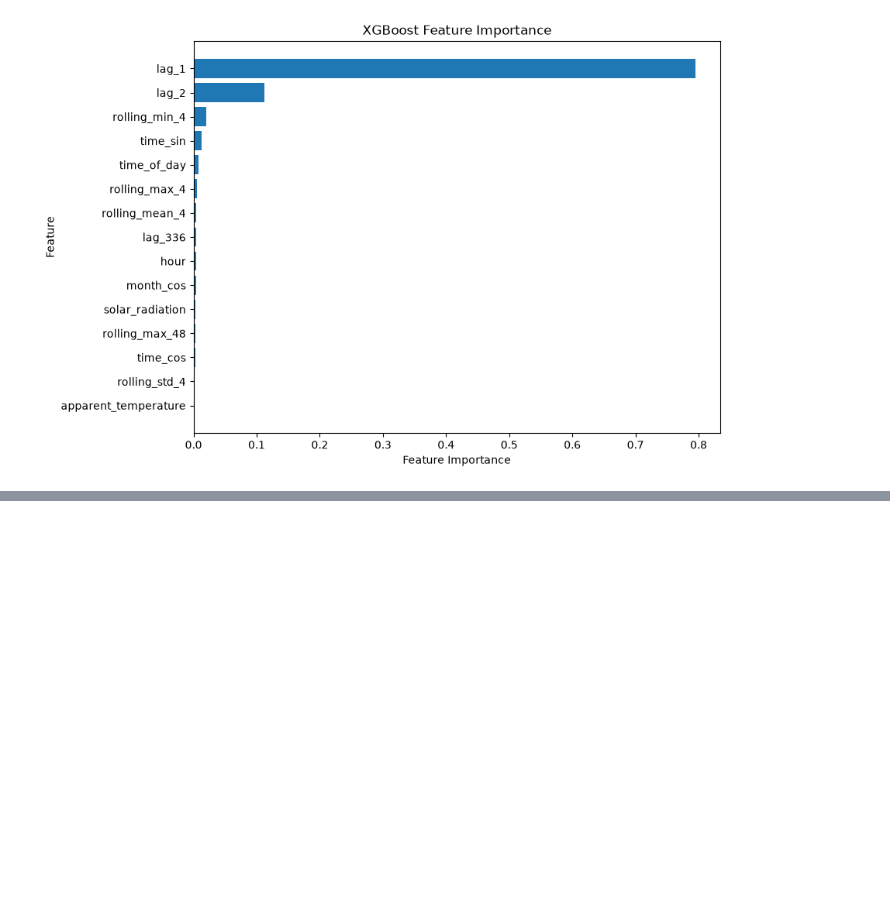
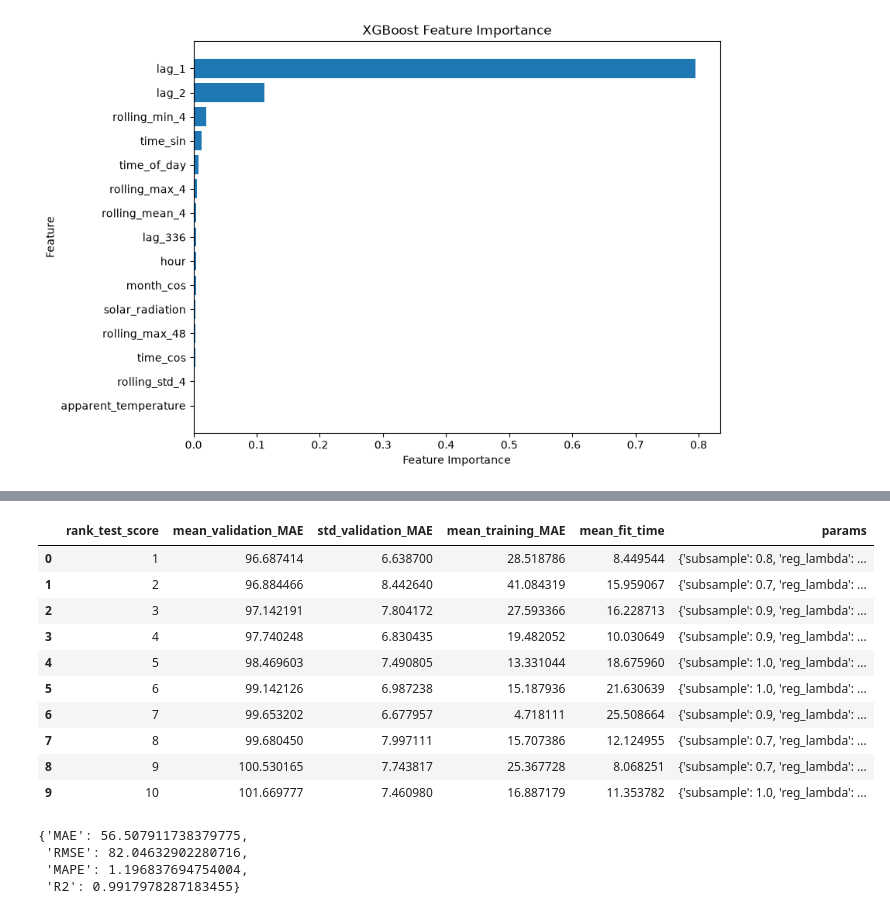
Before and after one commit to abeythomas1997/nem-demand-forecasting, a Jupyter notebook: notebooks/dummi.ipynb, the cells around one changed output, grey strips where cells are left out. Cells and saved outputs as stored; diff of their text form; code cells hidden in the pictures; blank space fills up the shorter version.

```diff
--- a/notebooks/dummi.ipynb
+++ b/notebooks/dummi.ipynb
@@ -1603,0 +1658,38 @@ plt.show()
+# %%
+# View the best search candidates.
+
+xgboost_cv_results.head(10)
+# %% [output]
+|  | rank_test_score | mean_validation_MAE | std_validation_MAE | mean_training_MAE | mean_fit_time | params |
+| 0 | 1 | 96.687414 | 6.638700 | 28.518786 | 8.449544 | {'subsample': 0.8, 'reg_lambda': ... |
+| 1 | 2 | 96.884466 | 8.442640 | 41.084319 | 15.959067 | {'subsample': 0.7, 'reg_lambda': ... |
+| 2 | 3 | 97.142191 | 7.804172 | 27.593366 | 16.228713 | {'subsample': 0.9, 'reg_lambda': ... |
+| 3 | 4 | 97.740248 | 6.830435 | 19.482052 | 10.030649 | {'subsample': 0.9, 'reg_lambda': ... |
+| 4 | 5 | 98.469603 | 7.490805 | 13.331044 | 18.675960 | {'subsample': 1.0, 'reg_lambda': ... |
+| 5 | 6 | 99.142126 | 6.987238 | 15.187936 | 21.630639 | {'subsample': 1.0, 'reg_lambda': ... |
+| 6 | 7 | 99.653202 | 6.677957 | 4.718111 | 25.508664 | {'subsample': 0.9, 'reg_lambda': ... |
+| 7 | 8 | 99.680450 | 7.997111 | 15.707386 | 12.124955 | {'subsample': 0.7, 'reg_lambda': ... |
+| 8 | 9 | 100.530165 | 7.743817 | 25.367728 | 8.068251 | {'subsample': 0.7, 'reg_lambda': ... |
+| 9 | 10 | 101.669777 | 7.460980 | 16.887179 | 11.353782 | {'subsample': 1.0, 'reg_lambda': ... |
+# %%
+# Evaluate the tuned model on the untouched validation set.
+
+tuned_xgboost_validation_predictions = (
+    tuned_xgboost_model.predict(
+        X_validation
+    )
+)
+
+tuned_xgboost_validation_metrics = (
+    calculate_regression_metrics(
+        y_true=y_validation,
+        y_pred=tuned_xgboost_validation_predictions,
+    )
+)
+
+tuned_xgboost_validation_metrics
+# %% [output]
+{'MAE': 56.507911738379775,
+ 'RMSE': 82.04632902280716,
+ 'MAPE': 1.196837694754004,
+ 'R2': 0.9917978287183455}
```
Also changed, not shown: parts of 7 cells of this notebook, 3 other files.
